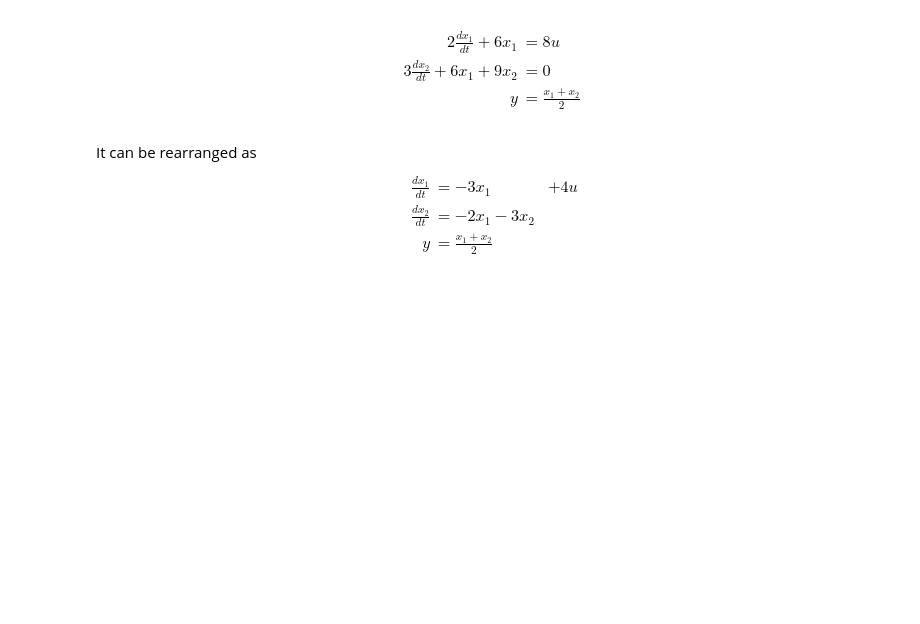
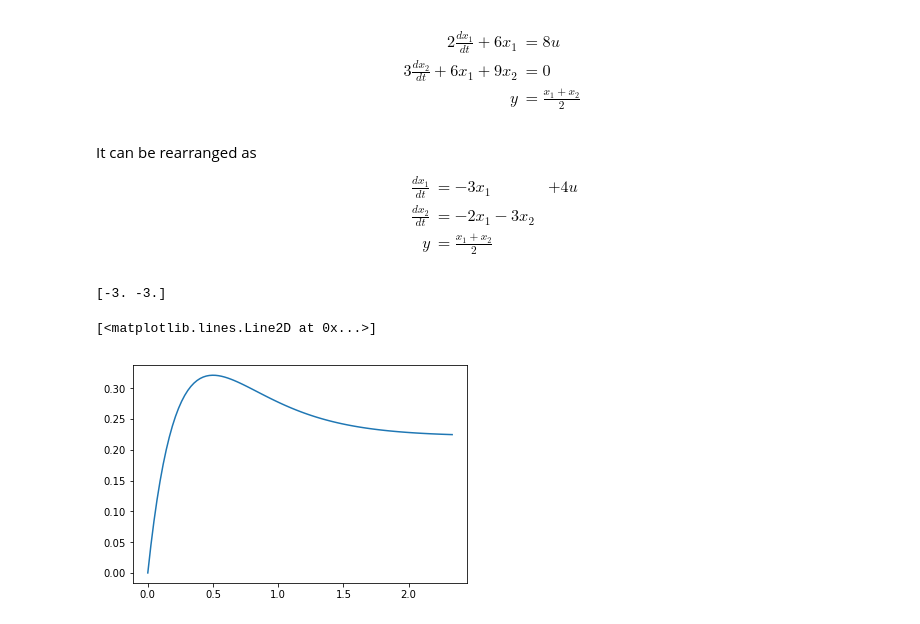
Before and after one commit to dx100/Lewy-learn, a Jupyter notebook: DynamcalSystems/StateSpaceModel/dxttt.ipynb, the cells around one changed output. Drawn from its saved outputs; the diff is of its cells as text; code cells hidden in the pictures; blank space fills up the shorter version.

Commit message:
further implement StateSpaceModel/dxttt.ipynb

```diff
--- a/DynamcalSystems/StateSpaceModel/dxttt.ipynb
+++ b/DynamcalSystems/StateSpaceModel/dxttt.ipynb
@@ -68,3 +68,19 @@ $$
 y &= \frac{x_1 + x_2}{2}
 \end{align}
 $$
+# %%
+# Problem 2
+A = [[-3.0, 0],[-2.0, -3.0]]
+B = [[4.0],[0.0]]
+C = [0.5, 0.5]
+D = [0.0]
+
+print(np.linalg.eig(A)[0])
+sys2 = signal.StateSpace(A, B, C, D)
+t2, y2 = signal.step(sys2)
+
+plt.plot(t2, y2)
+# %% [output]
+[-3. -3.]
+[<matplotlib.lines.Line2D at 0x...>]
+[figure, added]
```
Also changed, not shown: parts of 3 cells of this notebook, 1 other file.
